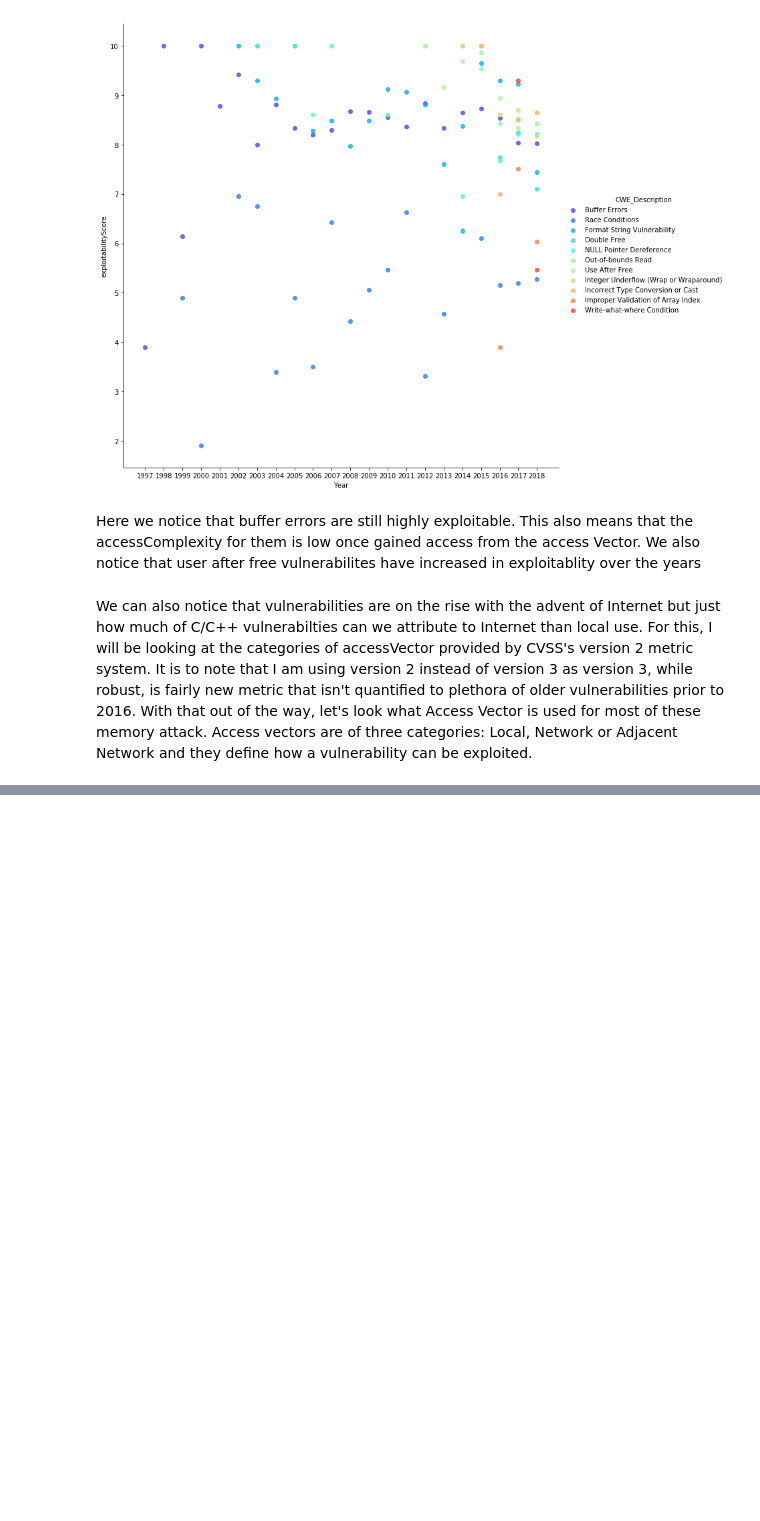
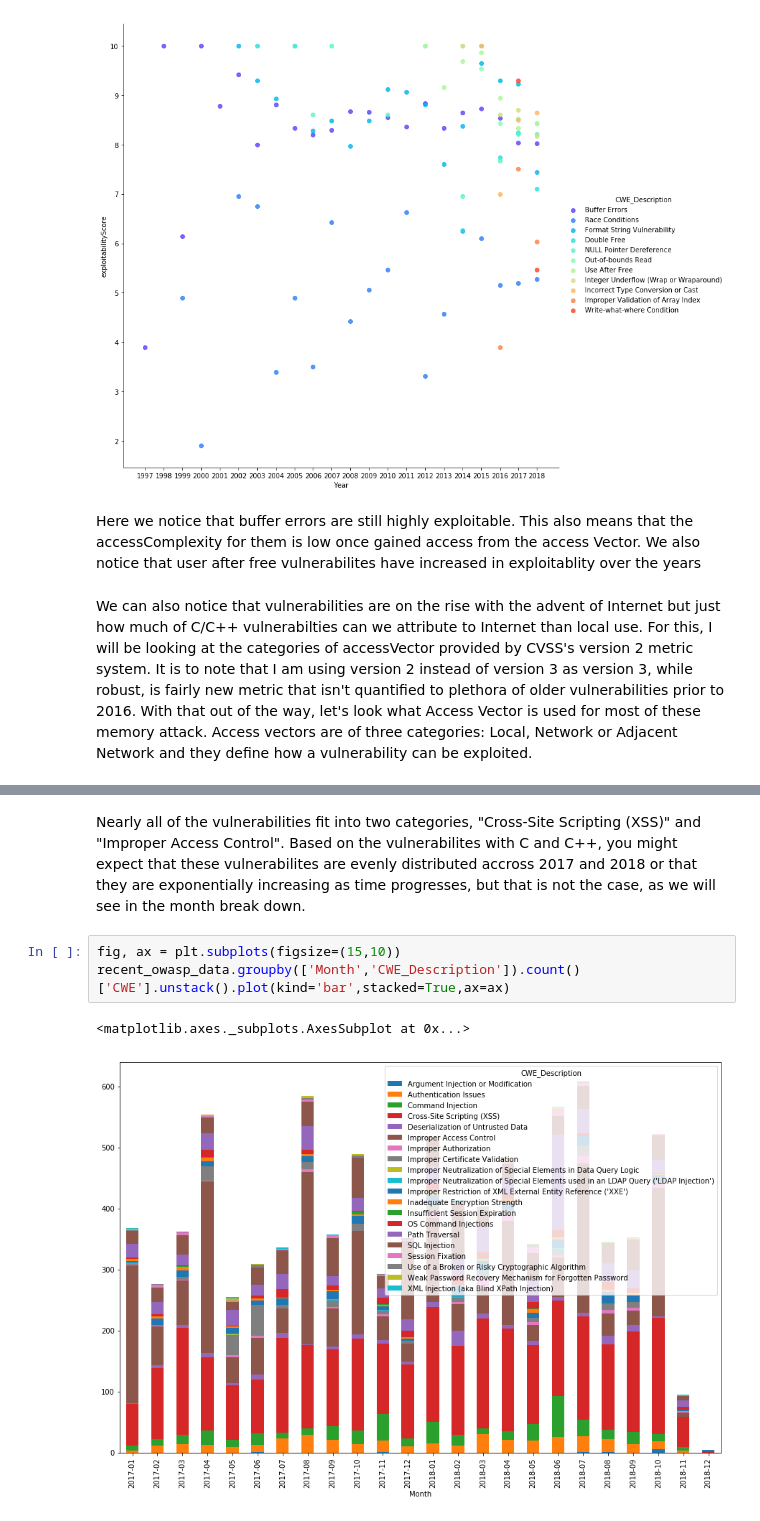
Before and after one commit to suzantrt/CMSC320, a Jupyter notebook: FinalTutorial.ipynb, the cells around one changed output, grey strips where cells are left out. Cells and saved outputs as stored; diff of their text form; blank space fills up the shorter version.

```diff
--- a/FinalTutorial.ipynb
+++ b/FinalTutorial.ipynb
@@ -159,0 +201,8 @@ We can also notice that vulnerabilities are on the rise with the advent of Inter
+# %% [markdown]
+Nearly all of the vulnerabilities fit into two categories, "Cross-Site Scripting (XSS)" and "Improper Access Control".  Based on the vulnerabilites with C and C++, you might expect that these vulnerabilites are evenly distributed accross 2017 and 2018 or that they are exponentially increasing as time progresses, but that is not the case, as we will see in the month break down.
+# %%
+fig, ax = plt.subplots(figsize=(15,10))
+recent_owasp_data.groupby(['Month','CWE_Description']).count()['CWE'].unstack().plot(kind='bar',stacked=True,ax=ax)
+# %% [output]
+<matplotlib.axes._subplots.AxesSubplot at 0x...>
+[figure, added]
```
Also changed, not shown: parts of 13 cells of this notebook, 1 other file.
